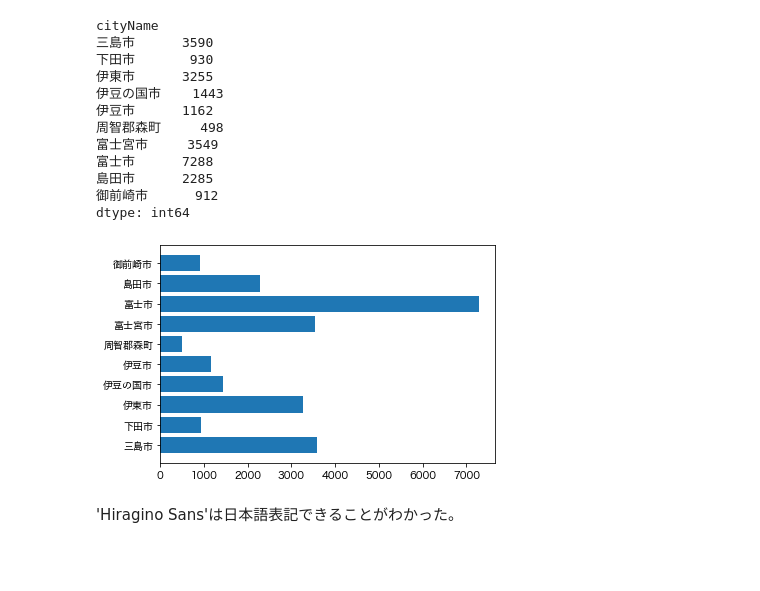
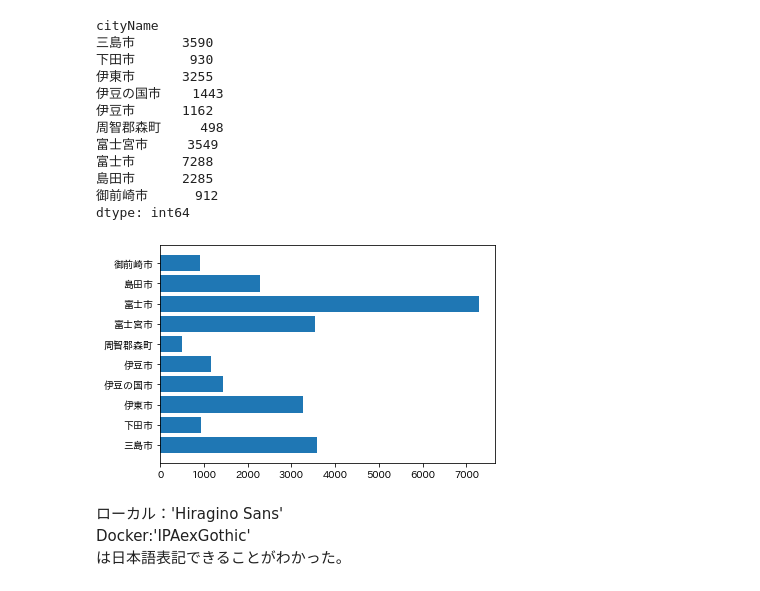
Before and after one commit to ayakamori0702/docker-100-vis, a Jupyter notebook: example/rcParams_matplotlib.ipynb, the cells around one changed output. Cells and saved outputs as stored; diff of their text form; code cells hidden in the pictures; blank space fills up the shorter version.

```diff
--- a/example/rcParams_matplotlib.ipynb
+++ b/example/rcParams_matplotlib.ipynb
@@ -144,11 +161,11 @@ findfont: Font family ['IPAexGothic'] not found. Falling back to DejaVu Sans.
 データの読み込み
 # %%
 import pandas as pd
-data = pd.read_csv("/Users/nakamuraayaka/100knock-process-visualization/chapter-1/data/22_shizuoka_all_20210331.csv",encoding = "shift-jis", dtype = object)
+data = pd.read_csv("/opt/100knock-process-visualization/chapter-1/data/22_shizuoka_all_20210331.csv",encoding = "shift-jis", dtype = object)
 # %% [markdown]
 ヘッダの読み込み
 # %%
-mst = pd.read_csv("/Users/nakamuraayaka/100knock-process-visualization/chapter-1/data/mst_column_name.txt",encoding = "shift-jis",sep ='\t')
+mst = pd.read_csv("/opt/100knock-process-visualization/chapter-1/data/mst_column_name.txt",encoding = "shift-jis",sep ='\t')
 # %% [markdown]
 ヘッダの追加
 # %%
@@ -183,16 +200,18 @@ cityName
 dtype: int64
 # %%
 from matplotlib import rcParams
-rcParams['font.family'] = 'Hiragino Sans'
+rcParams['font.family'] = 'IPAexGothic'
 import matplotlib.pyplot as plt
 %matplotlib inline
 
 x = tmp[:10].index
 y = tmp[:10].values
 plt.barh(x, y)
 
 plt.show()
 # %% [output]
-[figure, old version]
+[figure, new version]
 # %% [markdown]
-'Hiragino Sans'は日本語表記できることがわかった。
+ローカル：'Hiragino Sans'
+Docker:'IPAexGothic'
+は日本語表記できることがわかった。
```
Also changed, not shown: parts of 11 cells of this notebook, 17 other files.
